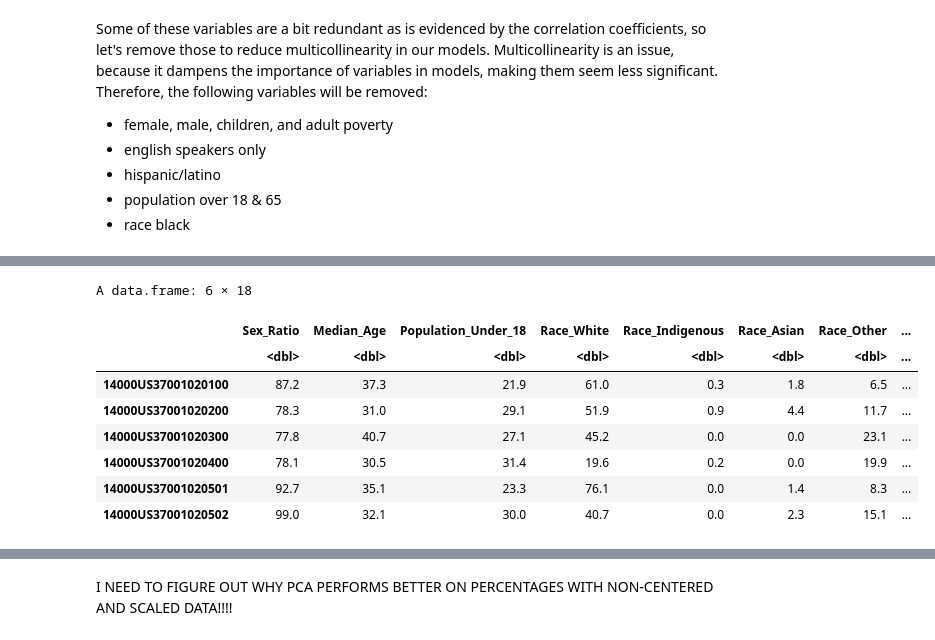
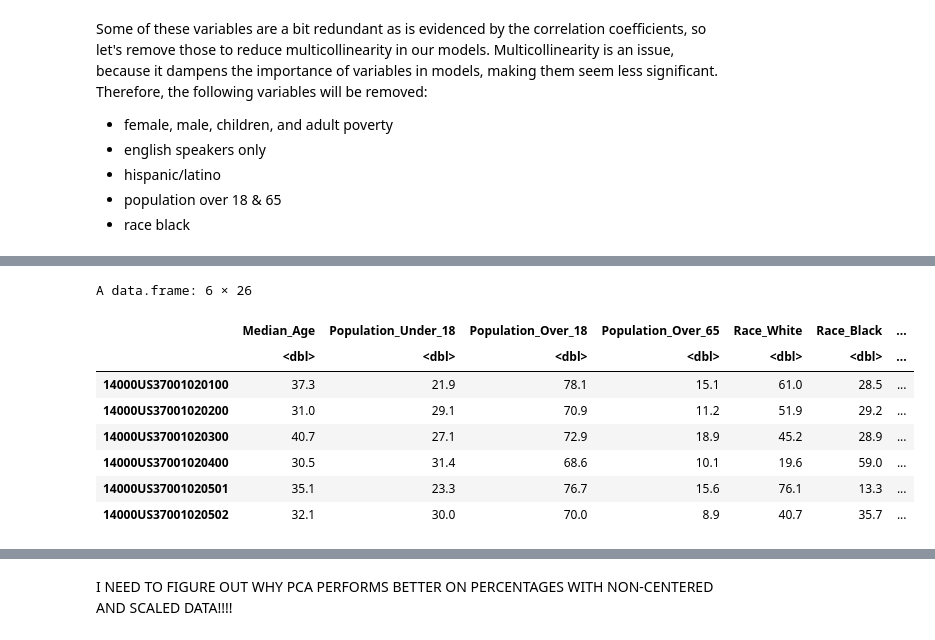
Before and after one commit to UNC-CEMALB/ENVIROSCAN, a Jupyter notebook: 3. Sociodemographic Clustering/Sociodemographic Clustering.ipynb, the cells around one changed output, grey strips where cells are left out. Cells and saved outputs as stored; diff of their text form; code cells hidden in the pictures.

```diff
--- a/3. Sociodemographic Clustering/Sociodemographic Clustering.ipynb
+++ b/3. Sociodemographic Clustering/Sociodemographic Clustering.ipynb
@@ -95,25 +98,26 @@ Some of these variables are a bit redundant as is evidenced by the correlation c
 # %%
 # prepping df
-sociodemographic_pca_prep_df = acs_whp_df[,c(1,6:32)] %>%
-    # removing variables
-    select(-c("Poverty_Female", "Poverty_Male", "Poverty_Adult", "Poverty_Children", "English_Speakers_Only",
-              "Population_Over_18", "Population_Over_65", "Hispanic_Latino", "Race_Black")) %>%
+sociodemographic_pca_prep_df = acs_whp_df[,c(1,7:32)] %>%
+    # removing variables that were highly correlated, redundant, or not very relevant to WHP
+#     select(-c("Poverty_Female", "Poverty_Male", "Poverty_Adult", "Poverty_Children", "English_Speakers_Only",
+#               "Population_Over_18", "Population_Over_65", "Hispanic_Latino", "Sex_Ratio")) %>%
     column_to_rownames(var = "GEO_ID")
 
 # psudeo log transforming makes the data have a more a normal distribution
 # it also centers and scales the data, which is necessary for PCA
+
 #sociodemographic_pca_prep_df = log2(sociodemographic_pca_prep_df + 1)
 
 head(sociodemographic_pca_prep_df)
 # %% [output]
-A data.frame: 6 × 18
+A data.frame: 6 × 26
-|  | Sex_Ratio | Median_Age | Population_Under_18 | Race_White | Race_Indigenous | Race_Asian | Race_Other | ... |
-|  | <dbl> | <dbl> | <dbl> | <dbl> | <dbl> | <dbl> | <dbl> | ... |
-| 14000US37001020100 | 87.2 | 37.3 | 21.9 | 61.0 | 0.3 | 1.8 | 6.5 | ... |
-| 14000US37001020200 | 78.3 | 31.0 | 29.1 | 51.9 | 0.9 | 4.4 | 11.7 | ... |
-| 14000US37001020300 | 77.8 | 40.7 | 27.1 | 45.2 | 0.0 | 0.0 | 23.1 | ... |
-| 14000US37001020400 | 78.1 | 30.5 | 31.4 | 19.6 | 0.2 | 0.0 | 19.9 | ... |
-| 14000US37001020501 | 92.7 | 35.1 | 23.3 | 76.1 | 0.0 | 1.4 | 8.3 | ... |
-| 14000US37001020502 | 99.0 | 32.1 | 30.0 | 40.7 | 0.0 | 2.3 | 15.1 | ... |
+|  | Median_Age | Population_Under_18 | Population_Over_18 | Population_Over_65 | Race_White | Race_Black | ... |
+|  | <dbl> | <dbl> | <dbl> | <dbl> | <dbl> | <dbl> | ... |
+| 14000US37001020100 | 37.3 | 21.9 | 78.1 | 15.1 | 61.0 | 28.5 | ... |
+| 14000US37001020200 | 31.0 | 29.1 | 70.9 | 11.2 | 51.9 | 29.2 | ... |
+| 14000US37001020300 | 40.7 | 27.1 | 72.9 | 18.9 | 45.2 | 28.9 | ... |
+| 14000US37001020400 | 30.5 | 31.4 | 68.6 | 10.1 | 19.6 | 59.0 | ... |
+| 14000US37001020501 | 35.1 | 23.3 | 76.7 | 15.6 | 76.1 | 13.3 | ... |
+| 14000US37001020502 | 32.1 | 30.0 | 70.0 | 8.9 | 40.7 | 35.7 | ... |
 # %%
 # running pca
```
Also changed, not shown: parts of 9 cells of this notebook.
